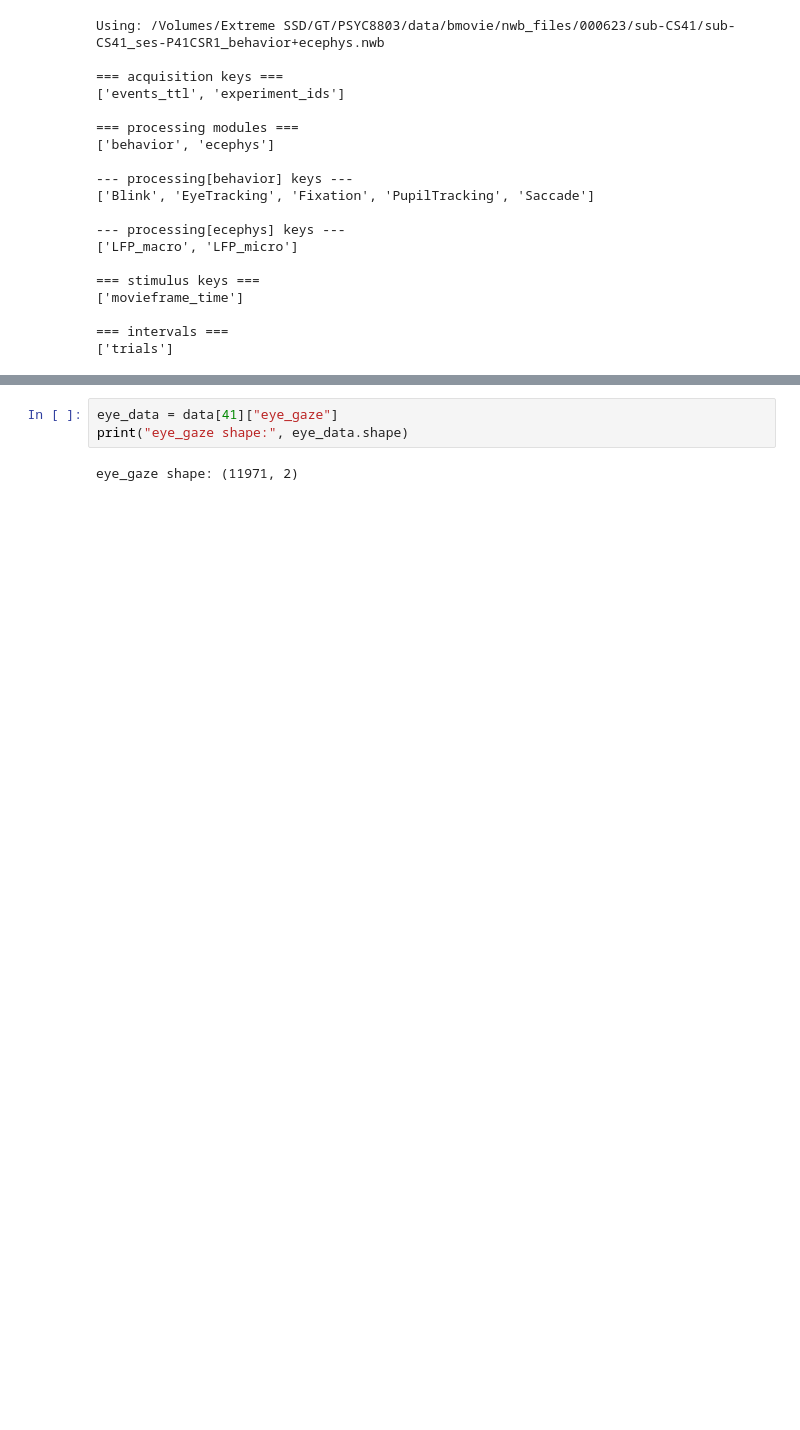
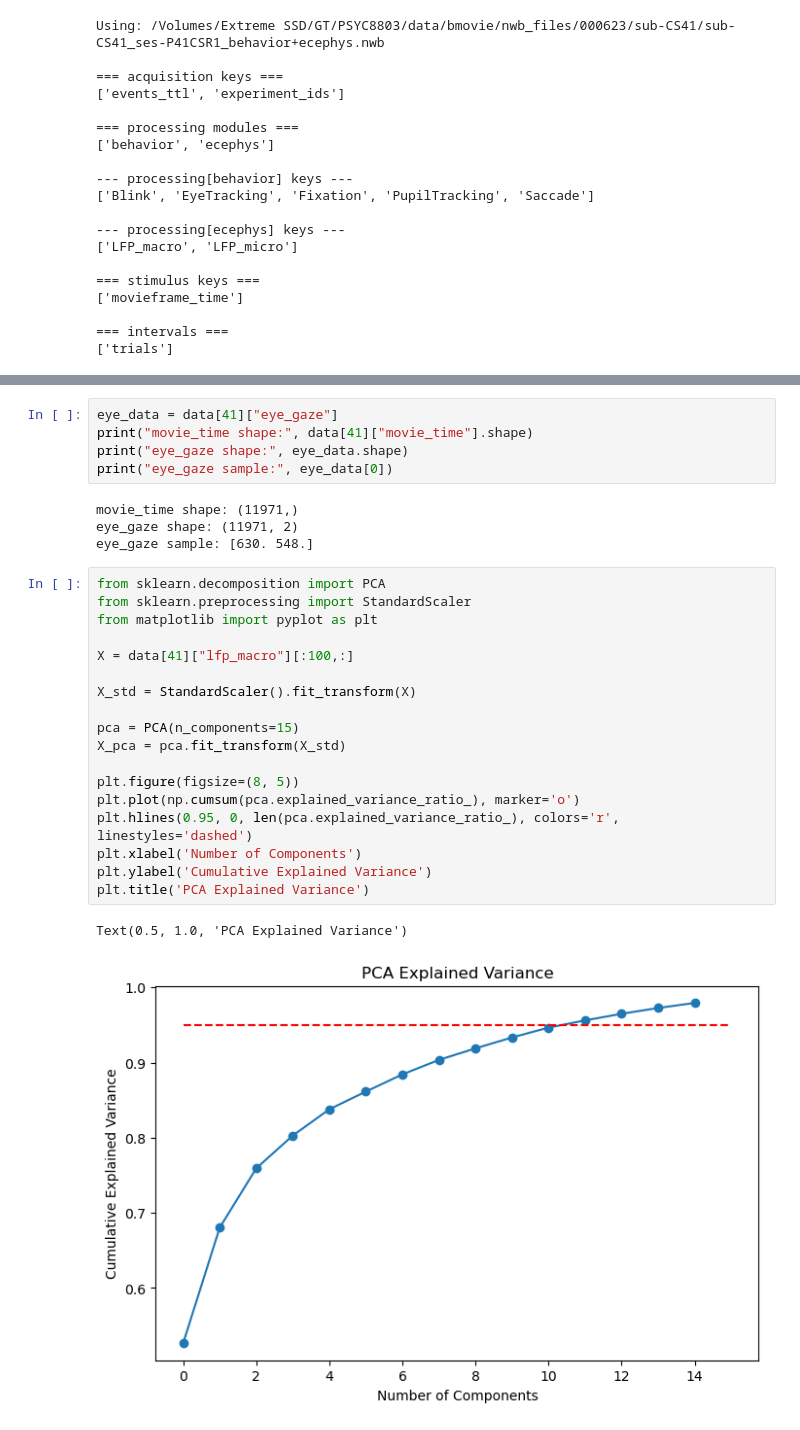
Before and after one commit to DanteLONG-NEO/CompNeuro_CDT, a Jupyter notebook: notebook/notebook.ipynb, the cells around one changed output, grey strips where cells are left out. Saved outputs shown, nothing was run; the diff lists cells and outputs as text; blank space fills up the shorter version.

```diff
--- a/notebook/notebook.ipynb
+++ b/notebook/notebook.ipynb
@@ -123,6 +128,31 @@ n_units: 7 firing_rate: (11971, 7)
 band keys: ['theta', 'alpha', 'beta', 'gamma', 'high_gamma']
 # %%
 eye_data = data[41]["eye_gaze"]
+print("movie_time shape:", data[41]["movie_time"].shape)
 print("eye_gaze shape:", eye_data.shape)
+print("eye_gaze sample:", eye_data[0])
 # %% [output]
+movie_time shape: (11971,)
 eye_gaze shape: (11971, 2)
+eye_gaze sample: [630. 548.]
+# %%
+from sklearn.decomposition import PCA
+from sklearn.preprocessing import StandardScaler
+from matplotlib import pyplot as plt
+
+X = data[41]["lfp_macro"][:100,:]
+
+X_std = StandardScaler().fit_transform(X)
+
+pca = PCA(n_components=15)
+X_pca = pca.fit_transform(X_std)
+
+plt.figure(figsize=(8, 5))
+plt.plot(np.cumsum(pca.explained_variance_ratio_), marker='o')
+plt.hlines(0.95, 0, len(pca.explained_variance_ratio_), colors='r', linestyles='dashed')
+plt.xlabel('Number of Components')
+plt.ylabel('Cumulative Explained Variance')
+plt.title('PCA Explained Variance')
+# %% [output]
+Text(0.5, 1.0, 'PCA Explained Variance')
+[figure, added]
```
Also changed, not shown: parts of 3 cells of this notebook.
